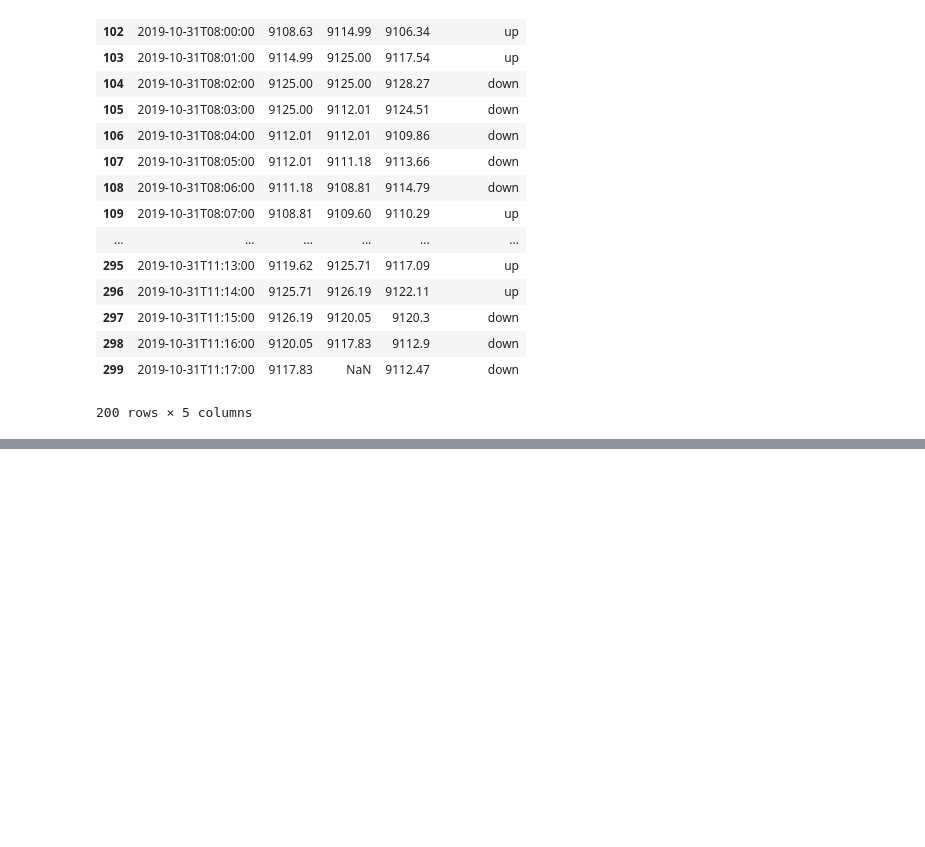
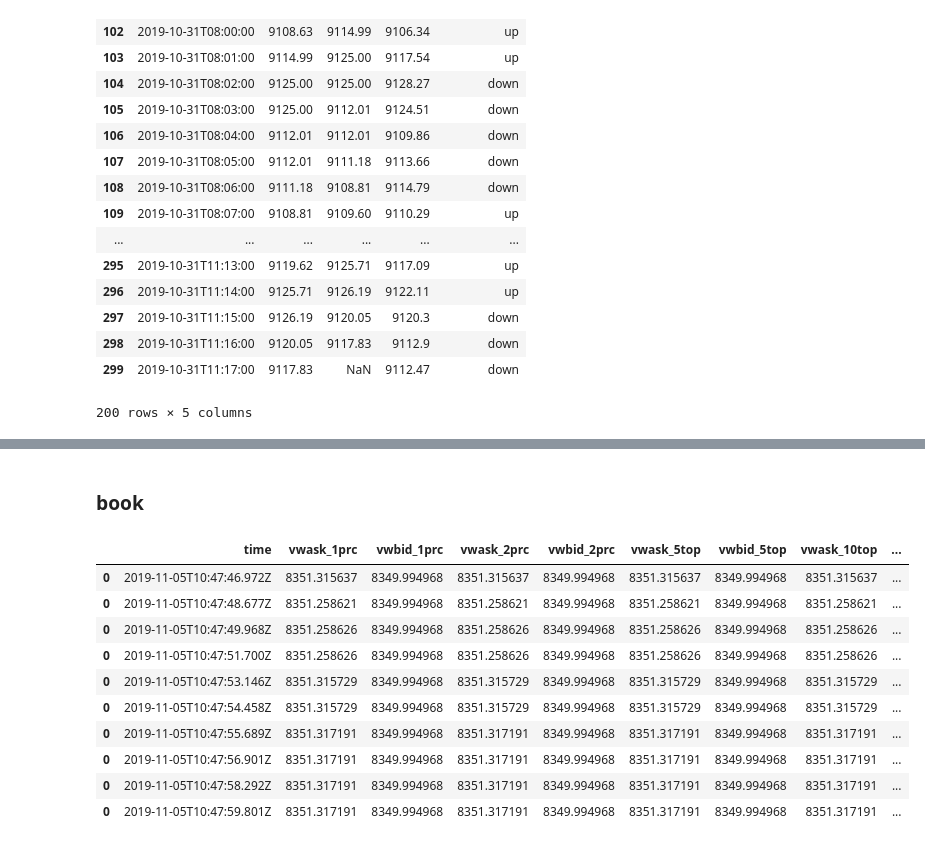
Before and after one commit to antogranell/gdax, a Jupyter notebook: price_model.ipynb, the cells around one changed output, grey strips where cells are left out. Saved outputs shown, nothing was run; the diff lists cells and outputs as text; code cells hidden in the pictures; blank space fills up the shorter version.

```diff
--- a/price_model.ipynb
+++ b/price_model.ipynb
@@ -10,0 +28,4 @@ display(HTML("<style>.container { width:100% !important; }</style>"))
+# %%
+for sec in range(10):
+    print(dt.datetime.now())
+    time.sleep(1)
@@ -90,0 +254,2 @@ dfres1
+# %% [markdown]
+### book
@@ -90,0 +310,23 @@ dfres1
+# %%
+public_client = gdax.PublicClient()
+dfres = pd.DataFrame()
+for sec in range(10):
+    dft = pd.DataFrame([public_client.get_time()])
+    x = public_client.get_product_order_book('BTC-EUR', level=3)
+    df = get_order_book3(x, True, 0.03)
+    dfres = pd.concat([dfres, get_vwquotes(df, dft.iloc[0,1], percs=[1,2], tops=[5,10])], axis=0)
+    time.sleep(1)
+# %%
+dfres
+# %% [output]
+|  | time | vwask_1prc | vwbid_1prc | vwask_2prc | vwbid_2prc | vwask_5top | vwbid_5top | vwask_10top | ... |
+| 0 | 2019-11-05T10:47:46.972Z | 8351.315637 | 8349.994968 | 8351.315637 | 8349.994968 | 8351.315637 | 8349.994968 | 8351.315637 | ... |
+| 0 | 2019-11-05T10:47:48.677Z | 8351.258621 | 8349.994968 | 8351.258621 | 8349.994968 | 8351.258621 | 8349.994968 | 8351.258621 | ... |
+| 0 | 2019-11-05T10:47:49.968Z | 8351.258626 | 8349.994968 | 8351.258626 | 8349.994968 | 8351.258626 | 8349.994968 | 8351.258626 | ... |
+| 0 | 2019-11-05T10:47:51.700Z | 8351.258626 | 8349.994968 | 8351.258626 | 8349.994968 | 8351.258626 | 8349.994968 | 8351.258626 | ... |
+| 0 | 2019-11-05T10:47:53.146Z | 8351.315729 | 8349.994968 | 8351.315729 | 8349.994968 | 8351.315729 | 8349.994968 | 8351.315729 | ... |
+| 0 | 2019-11-05T10:47:54.458Z | 8351.315729 | 8349.994968 | 8351.315729 | 8349.994968 | 8351.315729 | 8349.994968 | 8351.315729 | ... |
+| 0 | 2019-11-05T10:47:55.689Z | 8351.317191 | 8349.994968 | 8351.317191 | 8349.994968 | 8351.317191 | 8349.994968 | 8351.317191 | ... |
+| 0 | 2019-11-05T10:47:56.901Z | 8351.317191 | 8349.994968 | 8351.317191 | 8349.994968 | 8351.317191 | 8349.994968 | 8351.317191 | ... |
+| 0 | 2019-11-05T10:47:58.292Z | 8351.317191 | 8349.994968 | 8351.317191 | 8349.994968 | 8351.317191 | 8349.994968 | 8351.317191 | ... |
+| 0 | 2019-11-05T10:47:59.801Z | 8351.317191 | 8349.994968 | 8351.317191 | 8349.994968 | 8351.317191 | 8349.994968 | 8351.317191 | ... |
```
Also changed, not shown: parts of 14 cells of this notebook.
